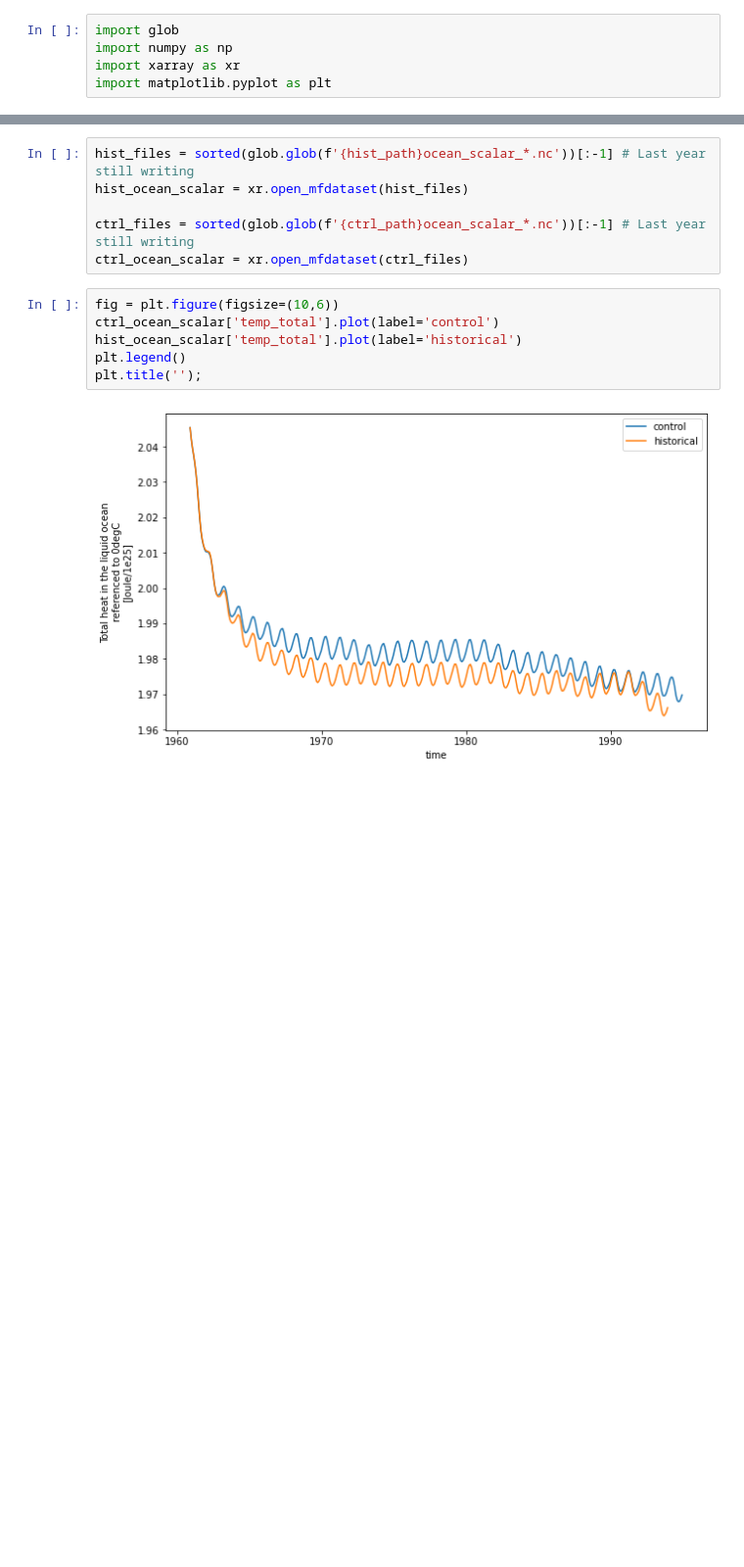
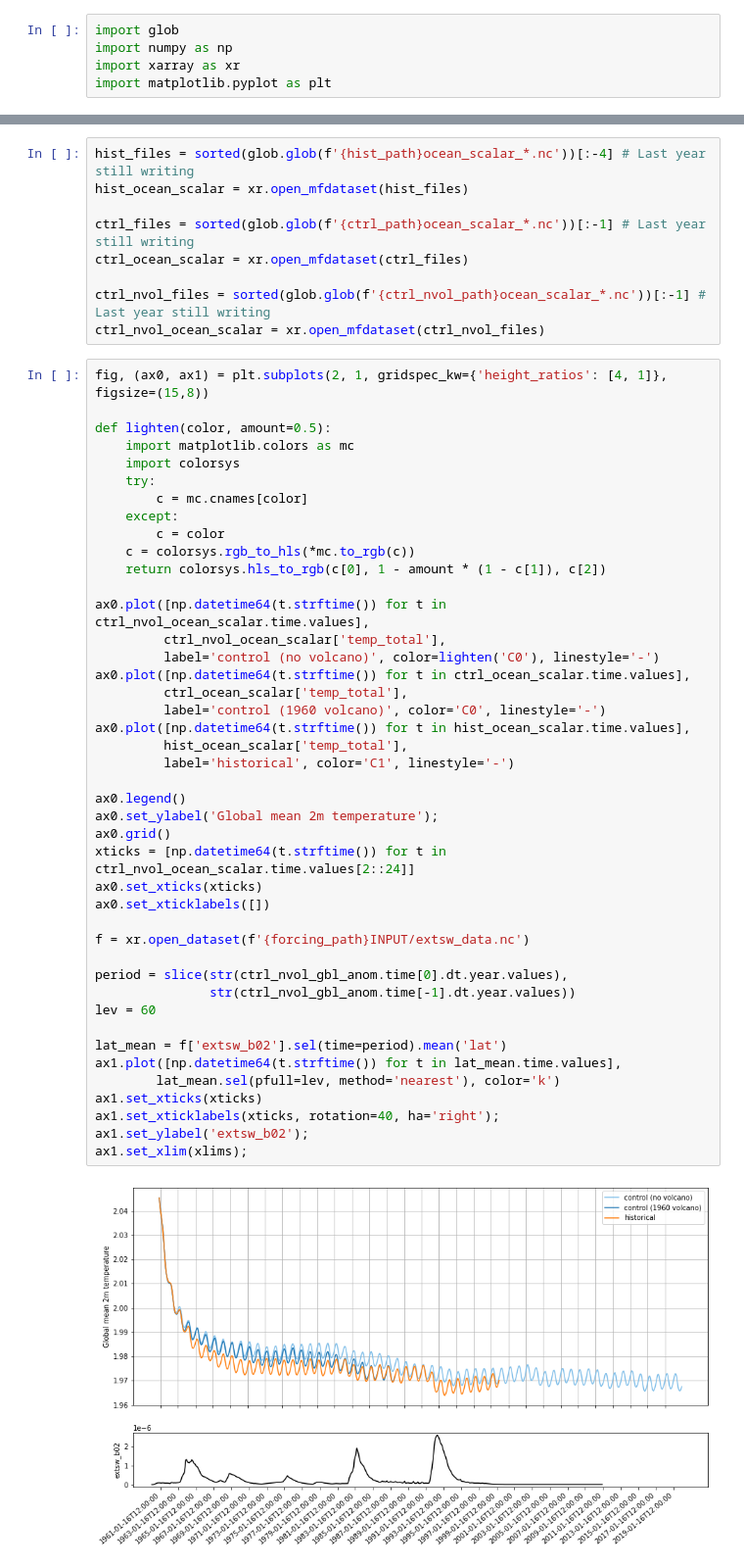
Before and after one commit to dougiesquire/cm-historical, a Jupyter notebook: notebooks/hist_mem001.ipynb, the cells around one changed output, grey strips where cells are left out. Shown at 98% size. Saved outputs shown, nothing was run; the diff lists cells and outputs as text; blank space fills up the shorter version.

```diff
--- a/notebooks/hist_mem001.ipynb
+++ b/notebooks/hist_mem001.ipynb
@@ -11,17 +14,57 @@ ctrl_path = '/scratch/ux06/ds0092/CAFE/historical/WIP/c5-d60-pX-ctrl-19601101/me
 # %%
-hist_files = sorted(glob.glob(f'{hist_path}ocean_scalar_*.nc'))[:-1] # Last year still writing
+hist_files = sorted(glob.glob(f'{hist_path}ocean_scalar_*.nc'))[:-4] # Last year still writing
 hist_ocean_scalar = xr.open_mfdataset(hist_files)
 
 ctrl_files = sorted(glob.glob(f'{ctrl_path}ocean_scalar_*.nc'))[:-1] # Last year still writing
 ctrl_ocean_scalar = xr.open_mfdataset(ctrl_files)
+
+ctrl_nvol_files = sorted(glob.glob(f'{ctrl_nvol_path}ocean_scalar_*.nc'))[:-1] # Last year still writing
+ctrl_nvol_ocean_scalar = xr.open_mfdataset(ctrl_nvol_files)
 # %%
-fig = plt.figure(figsize=(10,6))
-ctrl_ocean_scalar['temp_total'].plot(label='control')
-hist_ocean_scalar['temp_total'].plot(label='historical')
-plt.legend()
-plt.title('');
+fig, (ax0, ax1) = plt.subplots(2, 1, gridspec_kw={'height_ratios': [4, 1]}, figsize=(15,8))
+
+def lighten(color, amount=0.5):
+    import matplotlib.colors as mc
+    import colorsys
+    try:
+        c = mc.cnames[color]
+    except:
+        c = color
+    c = colorsys.rgb_to_hls(*mc.to_rgb(c))
+    return colorsys.hls_to_rgb(c[0], 1 - amount * (1 - c[1]), c[2])
+
+ax0.plot([np.datetime64(t.strftime()) for t in ctrl_nvol_ocean_scalar.time.values],
+         ctrl_nvol_ocean_scalar['temp_total'],
+         label='control (no volcano)', color=lighten('C0'), linestyle='-')
+ax0.plot([np.datetime64(t.strftime()) for t in ctrl_ocean_scalar.time.values],
+         ctrl_ocean_scalar['temp_total'],
+         label='control (1960 volcano)', color='C0', linestyle='-')
+ax0.plot([np.datetime64(t.strftime()) for t in hist_ocean_scalar.time.values],
+         hist_ocean_scalar['temp_total'],
+         label='historical', color='C1', linestyle='-')
+
+ax0.legend()
+ax0.set_ylabel('Global mean 2m temperature');
+ax0.grid()
+xticks = [np.datetime64(t.strftime()) for t in ctrl_nvol_ocean_scalar.time.values[2::24]]
+ax0.set_xticks(xticks)
+ax0.set_xticklabels([])
+
+f = xr.open_dataset(f'{forcing_path}INPUT/extsw_data.nc')
+
+period = slice(str(ctrl_nvol_gbl_anom.time[0].dt.year.values),
+               str(ctrl_nvol_gbl_anom.time[-1].dt.year.values))
+lev = 60
+
+lat_mean = f['extsw_b02'].sel(time=period).mean('lat')
+ax1.plot([np.datetime64(t.strftime()) for t in lat_mean.time.values],
+        lat_mean.sel(pfull=lev, method='nearest'), color='k')
+ax1.set_xticks(xticks)
+ax1.set_xticklabels(xticks, rotation=40, ha='right');
+ax1.set_ylabel('extsw_b02');
+ax1.set_xlim(xlims);
 # %% [output]
-[figure, old version]
+[figure, new version]
 # %%
 hist_path = '/scratch/ux06/ds0092/CAFE/historical/WIP/progress_check/hist/'
 ctrl_path = '/scratch/ux06/ds0092/CAFE/historical/WIP/progress_check/ctrl/'
```
Also changed, not shown: parts of 5 cells of this notebook.
